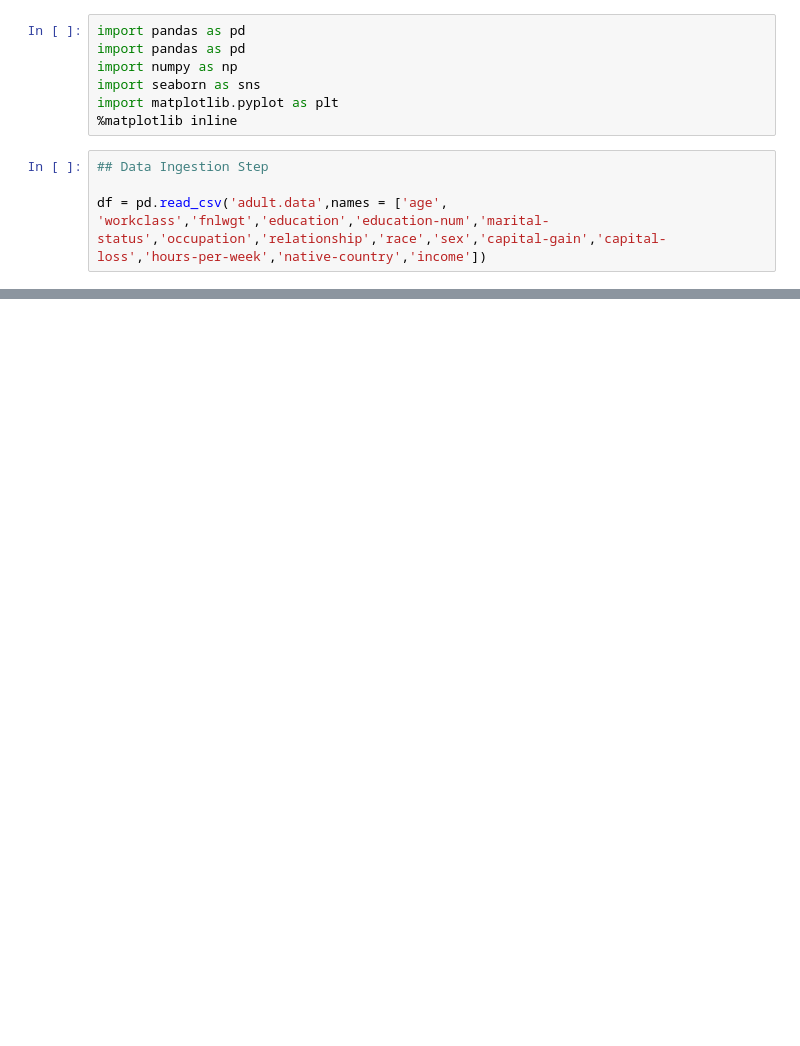
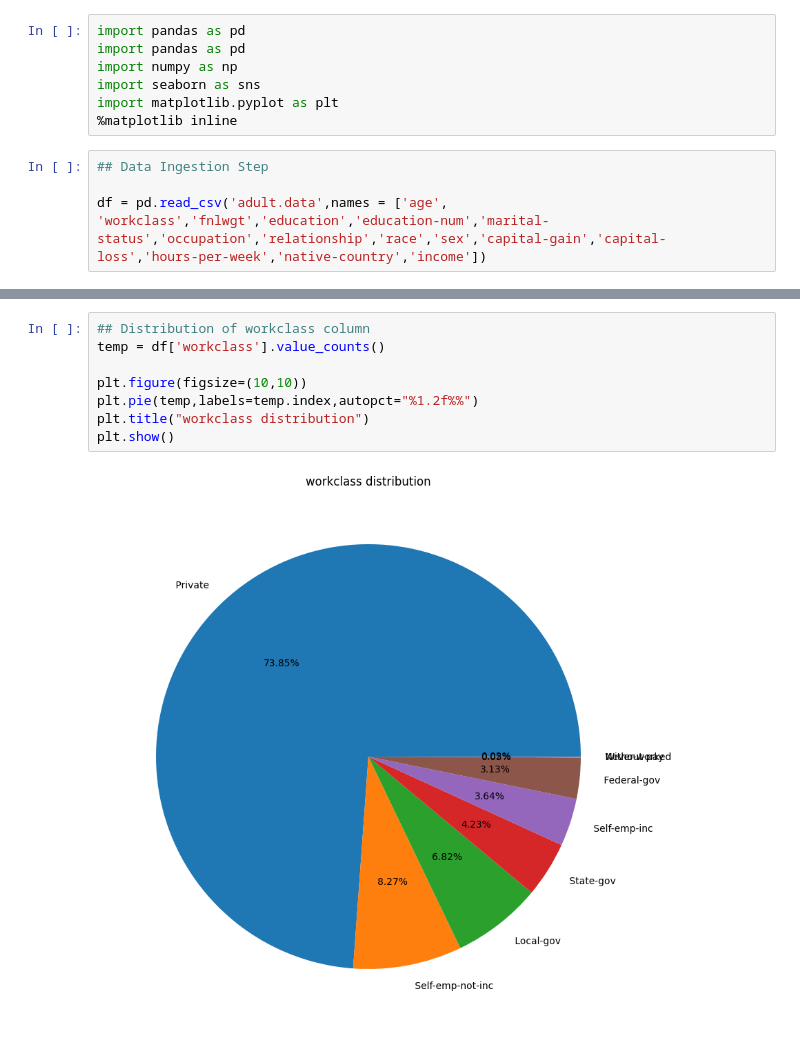
Before and after one commit to arvindarrives25/CensusIncomePrediction, a Jupyter notebook: notebooks/EDA.ipynb, the cells around one changed output, grey strips where cells are left out. Cells and saved outputs as stored; diff of their text form; blank space fills up the shorter version.

```diff
--- a/notebooks/EDA.ipynb
+++ b/notebooks/EDA.ipynb
@@ -20,0 +120,10 @@ df.head()
+# %%
+## Distribution of workclass column
+temp = df['workclass'].value_counts()
+
+plt.figure(figsize=(10,10))
+plt.pie(temp,labels=temp.index,autopct="%1.2f%%")
+plt.title("workclass distribution")
+plt.show()
+# %% [output]
+[figure, added]
```
Also changed, not shown: parts of 57 cells of this notebook.
